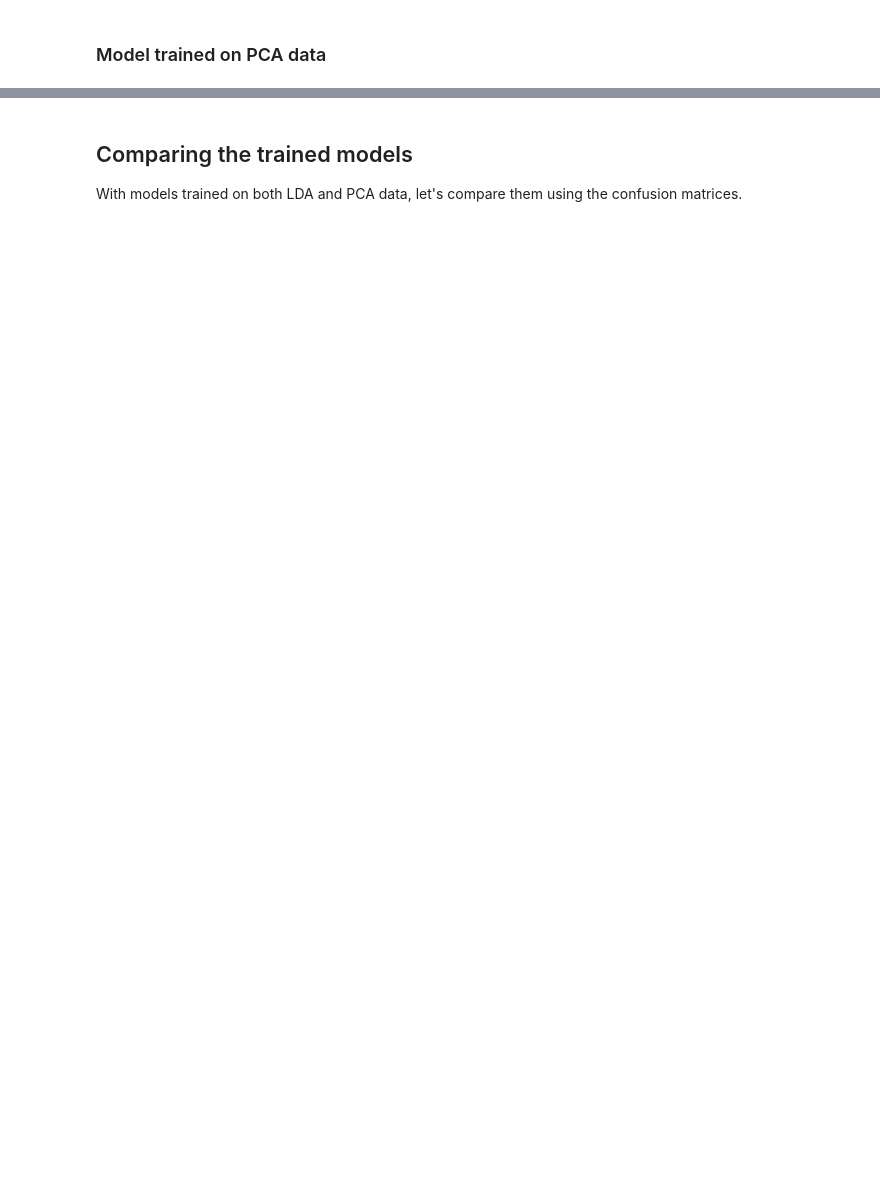
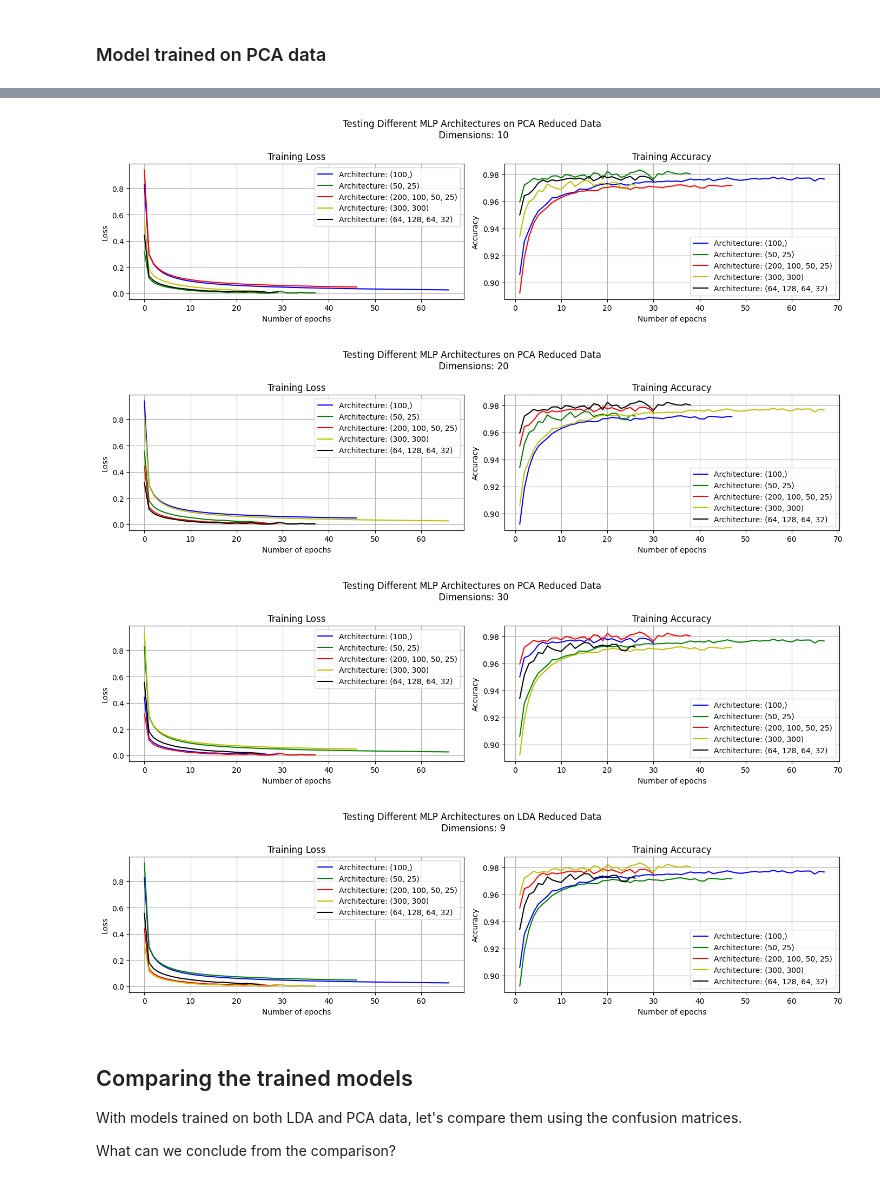
Before and after one commit to ChineseWarlord/ComTek-7-AVS, a Jupyter notebook: Lecture 8/exercise.ipynb, the cells around one changed output, grey strips where cells are left out. Drawn from its saved outputs; the diff is of its cells as text; code cells hidden in the pictures; blank space fills up the shorter version.

```diff
--- a/Lecture 8/exercise.ipynb
+++ b/Lecture 8/exercise.ipynb
@@ -271,19 +302,66 @@ for mlp_pca, label in zip(mlp_pcas, labels):
-# %%
-confusion_matrices = []
-accuracies = []
-for mlp_pca, pca_test in zip(mlp_pcas, pca_tests):
-    # Predict probabilities
-    mlp_pca_prob = mlp_pca.predict(pca_test)
-    print(mlp_pca_prob)
-
-    # Compute accuracy by CM
-    mlp_pca_cm = confusion_matrix(test_targets, mlp_pca_prob)
-    print(mlp_pca_cm)
-
-    # Plot CM
-    ConfusionMatrixDisplay(confusion_matrix=mlp_pca_cm, display_labels=mlp_pca.classes_).plot()
-    plt.title(f"CM of PCA reduced data using MLP: {pca_test}")
-    plt.show()
+# %%
+# Plot loss/accuracy during training PCA
+for mlp_pca, n in zip(mlp_pcas, n_components):
+    plt.figure(figsize=(14, 4))
+    plt.suptitle(f"Testing Different MLP Architectures on PCA Reduced Data\n Dimensions: {n}")
+
+    for i, arch in enumerate(archs):
+        mlp_pca_acc = mlp_pca[i].validation_scores_
+        plt.subplot(1, 2, 1)
+        plt.title(f"Training Loss")
+        plt.plot(mlp_pca[i].loss_curve_, label=f"Architecture: {arch}", color=["b", "g", "r", "y", "k"][i])
+
+        plt.subplot(1, 2, 2)
+        plt.title(f"Training Accuracy")
+        plt.plot(range(1, len(mlp_pca_acc) + 1), mlp_pca_acc, label=f"Architecture: {arch}", color=["b", "g", "r", "y", "k"][i])
+
+    plt.subplot(1, 2, 1)
+    plt.xlabel("Number of epochs")
+    plt.ylabel("Loss")
+    plt.legend()
+    plt.grid()
+    plt.tight_layout()
+
+    plt.subplot(1, 2, 2)
+    plt.xlabel("Number of epochs")
+    plt.ylabel("Accuracy")
+    plt.legend()
+    plt.grid()
+    plt.tight_layout()
+
+
+# Plot loss/accuracy during training LDA
+plt.figure(figsize=(14, 4))
+plt.suptitle(f"Testing Different MLP Architectures on LDA Reduced Data\n Dimensions: 9")
+for i in range(len(mlp_ldas)):
+    mlp_lda_acc = mlp_ldas[i].validation_scores_
+    plt.subplot(1, 2, 1)
+    plt.title(f"Training Loss")
+    plt.plot(mlp_ldas[i].loss_curve_, label=f"Architecture: {archs[i]}", color=["b", "g", "r", "y", "k"][i])
+
+    plt.subplot(1, 2, 2)
+    plt.title(f"Training Accuracy")
+    plt.plot(range(1, len(mlp_lda_acc) + 1), mlp_lda_acc, label=f"Architecture: {archs[i]}", color=["b", "g", "r", "y", "k"][i])
+
+plt.subplot(1, 2, 1)
+plt.xlabel("Number of epochs")
+plt.ylabel("Loss")
+plt.legend()
+plt.grid()
+plt.tight_layout()
+plt.subplot(1, 2, 2)
+plt.xlabel("Number of epochs")
+plt.ylabel("Accuracy")
+plt.legend()
+plt.grid()
+plt.tight_layout()
+# %% [output]
+[figure, added]
+[figure, added]
+[figure, added]
+[figure, added]
 # %% [markdown]
 ## Comparing the trained models
 With models trained on both LDA and PCA data, let's compare them using the confusion matrices.
+
+What can we conclude from the comparison?
```
Also changed, not shown: parts of 11 cells of this notebook, 21 other files.
